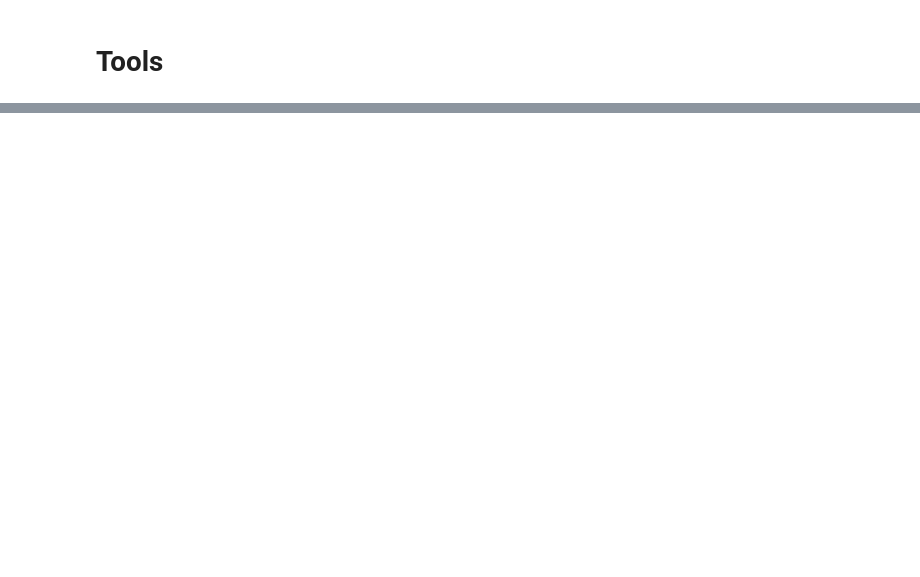
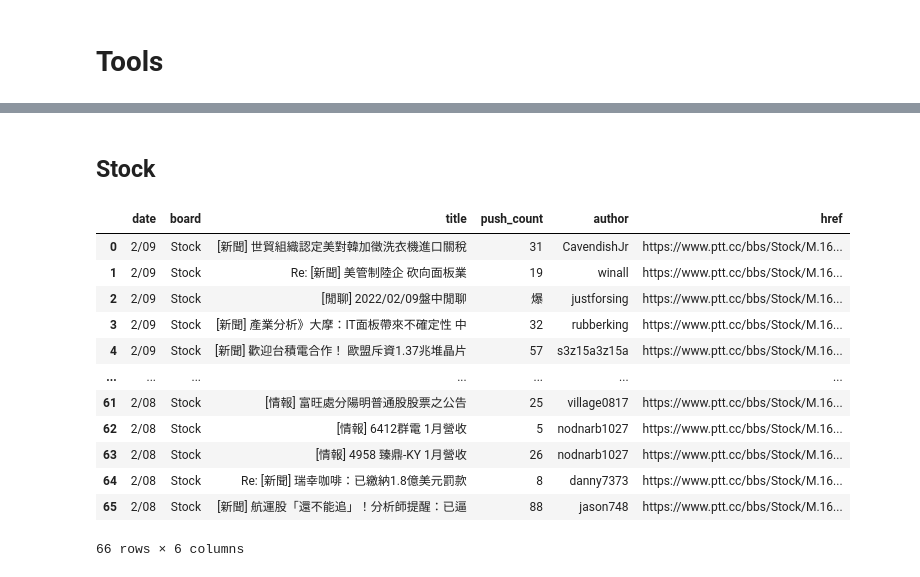
Before and after one commit to MaxYehhh/Crawler, a Jupyter notebook: Crawler_PTT.ipynb, the cells around one changed output, grey strips where cells are left out. Cells and saved outputs as stored; diff of their text form; code cells hidden in the pictures; blank space fills up the shorter version.

```diff
--- a/Crawler_PTT.ipynb
+++ b/Crawler_PTT.ipynb
@@ -270,0 +172,20 @@ df.shape[0]
+# %% [markdown]
+## Stock
+# %%
+url = 'https://www.ptt.cc/bbs/Stock/index.html'
+stock = get_ptt_posts(url, 3)
+stock
+# %% [output]
+|  | date | board | title | push_count | author | href |
+| 0 | 2/09 | Stock | [新聞] 世貿組織認定美對韓加徵洗衣機進口關稅 | 31 | CavendishJr | https://www.ptt.cc/bbs/Stock/M.16... |
+| 1 | 2/09 | Stock | Re: [新聞] 美管制陸企 砍向面板業 | 19 | winall | https://www.ptt.cc/bbs/Stock/M.16... |
+| 2 | 2/09 | Stock | [閒聊] 2022/02/09盤中閒聊 | 爆 | justforsing | https://www.ptt.cc/bbs/Stock/M.16... |
+| 3 | 2/09 | Stock | [新聞] 產業分析》大摩：IT面板帶來不確定性 中 | 32 | rubberking | https://www.ptt.cc/bbs/Stock/M.16... |
+| 4 | 2/09 | Stock | [新聞] 歡迎台積電合作！ 歐盟斥資1.37兆堆晶片 | 57 | s3z15a3z15a | https://www.ptt.cc/bbs/Stock/M.16... |
+| ... | ... | ... | ... | ... | ... | ... |
+| 61 | 2/08 | Stock | [情報] 富旺處分陽明普通股股票之公告 | 25 | village0817 | https://www.ptt.cc/bbs/Stock/M.16... |
+| 62 | 2/08 | Stock | [情報] 6412群電 1月營收 | 5 | nodnarb1027 | https://www.ptt.cc/bbs/Stock/M.16... |
+| 63 | 2/08 | Stock | [情報] 4958 臻鼎-KY 1月營收 | 26 | nodnarb1027 | https://www.ptt.cc/bbs/Stock/M.16... |
+| 64 | 2/08 | Stock | Re: [新聞] 瑞幸咖啡：已繳納1.8億美元罰款 | 8 | danny7373 | https://www.ptt.cc/bbs/Stock/M.16... |
+| 65 | 2/08 | Stock | [新聞] 航運股「還不能追」！分析師提醒：已逼 | 88 | jason748 | https://www.ptt.cc/bbs/Stock/M.16... |
+66 rows × 6 columns
```
Also changed, not shown: parts of 39 cells of this notebook.
